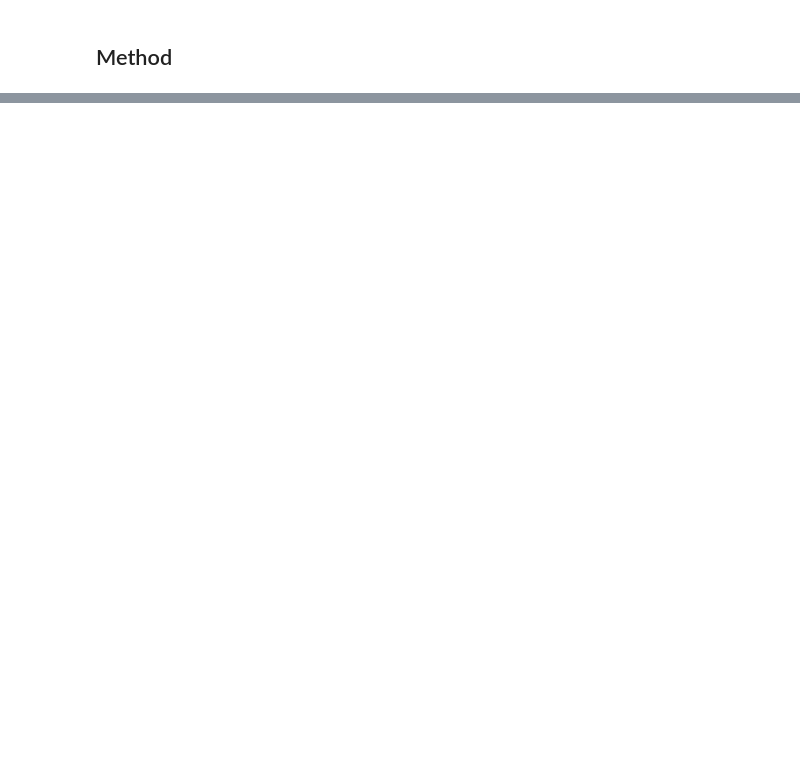
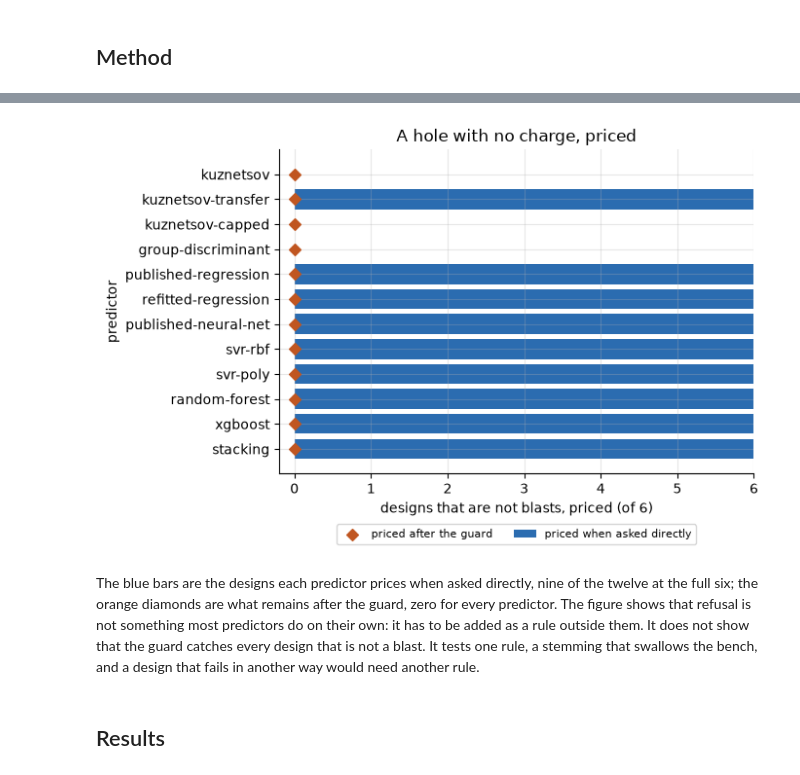
Before and after one commit to fsantibanezleal/CAOS_Fragmenta, a Jupyter notebook: notebooks/en/01-the-data/03-integrity-gate-and-negative-controls.ipynb, the cells around one changed output, grey strips where cells are left out. Drawn from its saved outputs; the diff is of its cells as text; code cells hidden in the pictures; blank space fills up the shorter version.

```diff
--- a/notebooks/en/01-the-data/03-integrity-gate-and-negative-controls.ipynb
+++ b/notebooks/en/01-the-data/03-integrity-gate-and-negative-controls.ipynb
@@ -207,0 +487,20 @@ DG01 reason (es): el taco mide 4,60 bordos en un banco de 1,40 bordos de alto, a
+# %%
+# Price six designs whose stemming swallows the bench, then apply the pipeline's guard
+from pipeline.model.blasts import blasts_for_case, is_degenerate
+from pipeline.registry import get_case
+
+designs = blasts_for_case(get_case("ctrl-degenerate"))
+rows = []
+for name, build in bf.default_arms().items():
+    if name in ("null", "oracle"):
+        continue
+    predictions = build().fit(train).predict(designs)
+    priced = sum(p.x50_m is not None for p in predictions)
+    after = sum(p.x50_m is not None and is_degenerate(d) is None for p, d in zip(predictions, designs))
+    rows.append((name, priced, after))
+header = ["predictor", "designs priced directly (of 6)",
+          "designs priced after the guard"]
+show_table(header, rows)
+print("designs refused by the guard:", sum(is_degenerate(d) is not None for d in designs), "of", len(designs))
+for language in ("en", "es"):
+    print(designs[0].blast_id, language, "-", is_degenerate(designs[0])[language])
@@ -207,0 +527,20 @@ DG01 reason (es): el taco mide 4,60 bordos en un banco de 1,40 bordos de alto, a
+# %%
+# Designs priced by each predictor directly (bars) and after the guard (marks)
+names = [row[0] for row in rows]
+fig, ax = plt.subplots(figsize=(7, 4.6))
+ax.barh(names, [row[1] for row in rows], color="#2b6cb0", label="priced when asked directly")
+ax.scatter([row[2] for row in rows], names, color="#c05621", marker="D", zorder=3, label="priced after the guard")
+ax.invert_yaxis()
+ax.set_xlim(-0.2, len(designs))
+ax.set_xlabel("designs that are not blasts, priced (of 6)")
+ax.set_ylabel("predictor")
+ax.set_title("A hole with no charge, priced")
+ax.legend(loc="upper center", bbox_to_anchor=(0.5, -0.14), ncol=2, fontsize=8)
+fig.tight_layout()
+plt.show()
+# %% [output]
+[figure, added]
+# %% [markdown]
+The blue bars are the designs each predictor prices when asked directly, nine of the twelve at the full six; the orange diamonds are what remains after the guard, zero for every predictor. The figure shows that refusal is not something most predictors do on their own: it has to be added as a rule outside them. It does not show that the guard catches every design that is not a blast. It tests one rule, a stemming that swallows the bench, and a design that fails in another way would need another rule.
+# %% [markdown]
+## Results
```
Also changed, not shown: parts of 69 cells of this notebook, 5 other files.
